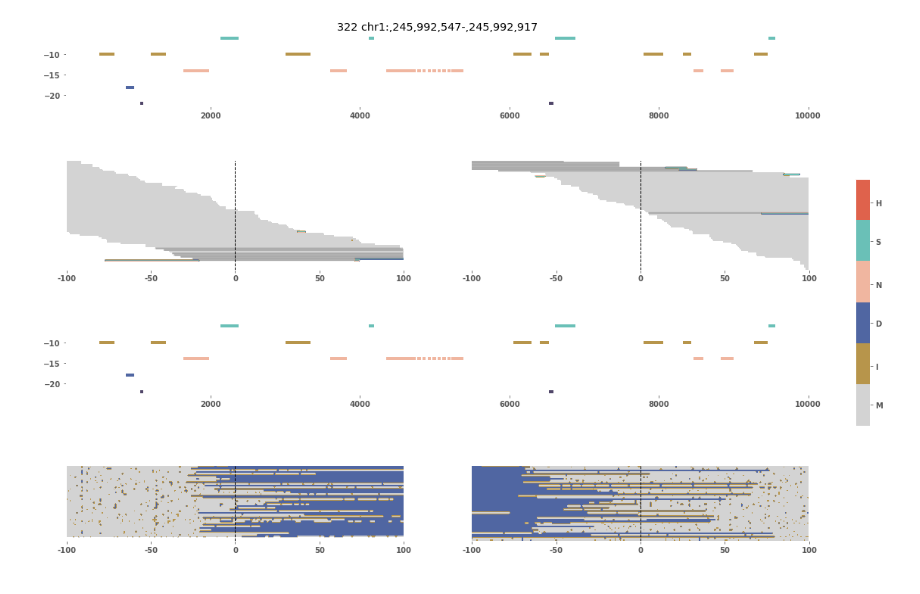
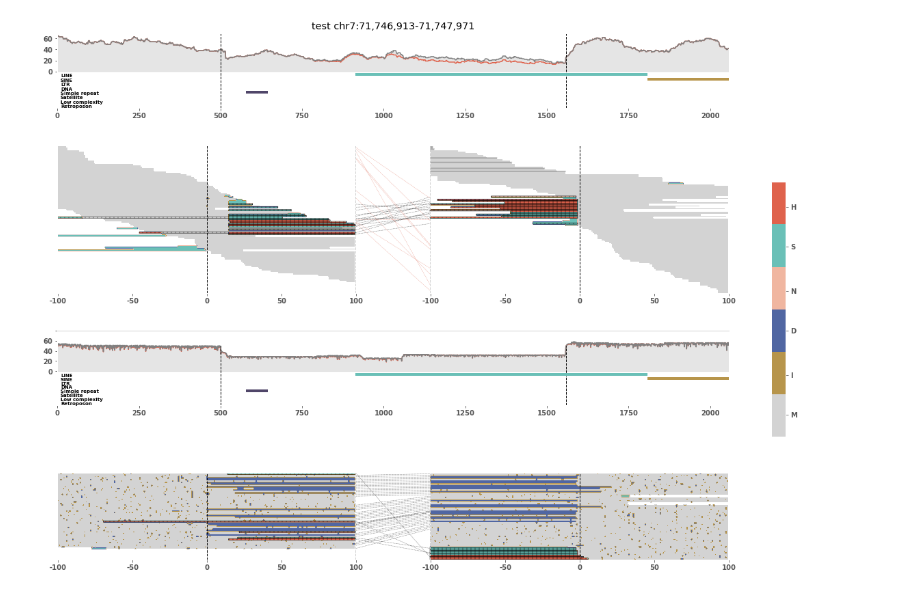
Before and after one commit to burgshrimps/cuban, a Jupyter notebook: sv-visualize.ipynb, the cells around one changed output. Cells and saved outputs as stored; diff of their text form; code cells hidden in the pictures.

Commit message:
connections between reads for ILL PB plot

```diff
--- a/sv-visualize.ipynb
+++ b/sv-visualize.ipynb
@@ -11,13 +14,12 @@ bam_name_ill = '/confidential/home01/Calavi/tGenVar/tech/illumina/bam_hg38/ill.1
 bam_name_pb = '/confidential/tGenVar/tech/pb/bam_MDtag_hg38/pb.17_08.hg38.bam'
 repeats = '/confidential/tGenVar/ref/hg38/annotation/hg38_repeatmasker.tsv'
 
-svid = '322'
-chrom = 'chr1'
-start = 245992547
-stop = 245992917
+svid = 'test'
+chrom = 'chr7'
+start = 71746913
+stop = 71747971
 title = svid + ' ' + chrom + ':' + add_comma_to_pos(start) + '-' + add_comma_to_pos(stop)
 # %%
-# Function to use when  Illumina and PacBio are available
-plot_breakpoints_ill_pb(bam_name_ill, bam_name_pb, repeats, chrom, start, stop, collapse_ins=True, window=100, title=title)
+left, right = plot_breakpoints_ill_pb(bam_name_ill, bam_name_pb, repeats, chrom, start, stop, collapse_ins=True, window=100, outfile='test.png', title=title)
 # %% [output]
-[figure, old version]
+[figure, new version]
```
Also changed, not shown: parts of 2 cells of this notebook, 2 other files.
